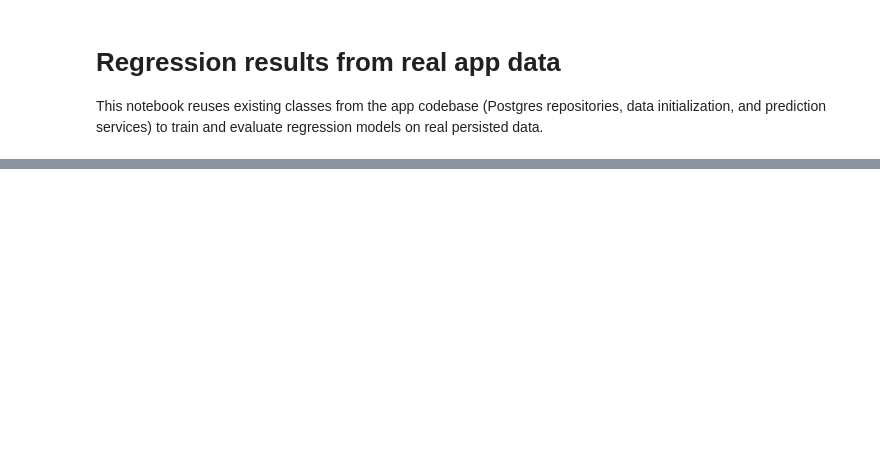
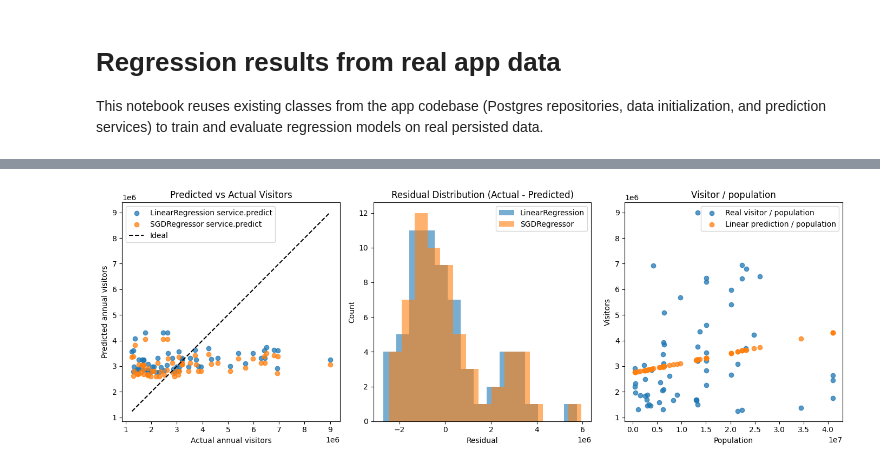
Before and after one commit to huguesmcneilduval/ivado-labs-assignment, a Jupyter notebook: notebooks/regression_results.ipynb, the cells around one changed output, grey strips where cells are left out. Drawn from its saved outputs; the diff is of its cells as text; code cells hidden in the pictures; blank space fills up the shorter version.

```diff
--- a/notebooks/regression_results.ipynb
+++ b/notebooks/regression_results.ipynb
@@ -45,28 +57,39 @@ linear_metrics, sgd_metrics
 # %%
-fig, axes = plt.subplots(1, 2, figsize=(14, 5))
+fig, axes = plt.subplots(1, 3, figsize=(14, 5))
 
 axes[0].scatter(y_true, y_pred_linear, label="LinearRegression service.predict", alpha=0.75, color="tab:blue")
 axes[0].scatter(y_true, y_pred_sgd, label="SGDRegressor service.predict", alpha=0.75, color="tab:orange")
-axes[0].scatter(y_true, y_pred_linear_model, label="LinearRegression internal model", alpha=0.45, color="tab:green")
 line_min = min(y_true.min(), y_pred_linear.min(), y_pred_sgd.min())
 line_max = max(y_true.max(), y_pred_linear.max(), y_pred_sgd.max())
 axes[0].plot([line_min, line_max], [line_min, line_max], "k--", label="Ideal")
 axes[0].set_title("Predicted vs Actual Visitors")
 axes[0].set_xlabel("Actual annual visitors")
 axes[0].set_ylabel("Predicted annual visitors")
 axes[0].legend()
 
 linear_residuals = y_true - y_pred_linear
 sgd_residuals = y_true - y_pred_sgd
 axes[1].hist(linear_residuals, bins=15, alpha=0.6, label="LinearRegression", color="tab:blue")
 axes[1].hist(sgd_residuals, bins=15, alpha=0.6, label="SGDRegressor", color="tab:orange")
 axes[1].set_title("Residual Distribution (Actual - Predicted)")
 axes[1].set_xlabel("Residual")
 axes[1].set_ylabel("Count")
 axes[1].legend()
 
+axes[2].scatter(X, y_true, label="Real visitor / population", alpha=0.75, color="tab:blue")
+axes[2].scatter(X, y_pred_linear, label="Linear prediction / population", alpha=0.75, color="tab:orange")
+line_min = min(X.min(), y_true.min(), y_pred_linear.min())
+line_max = max(X.max(), y_true.max(), y_pred_linear.max())
+#axes[2].plot([line_min, line_max], [line_min, line_max], "k--", label="Ideal")
+axes[2].set_title("Visitor / population")
+axes[2].set_xlabel("Population")
+axes[2].set_ylabel("Visitors")
+axes[2].legend()
+
 plt.tight_layout()
 plt.show()
+# %% [output]
+[figure, added]
 # %%
 labels = ["MAE", "RMSE", "R2"]
 linear_values = [linear_metrics["mae"], linear_metrics["rmse"], linear_metrics["r2"]]
```
Also changed, not shown: parts of 4 cells of this notebook, 17 other files.
